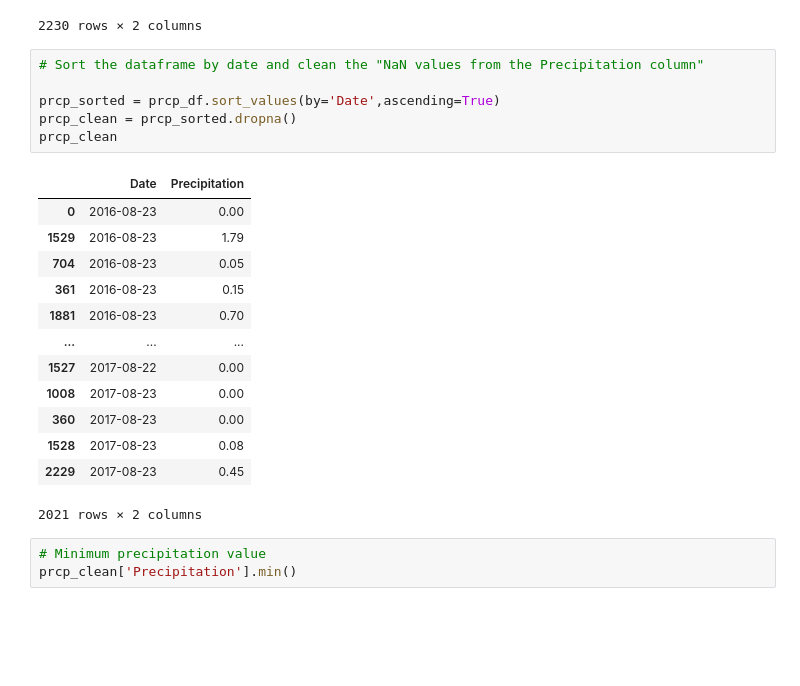
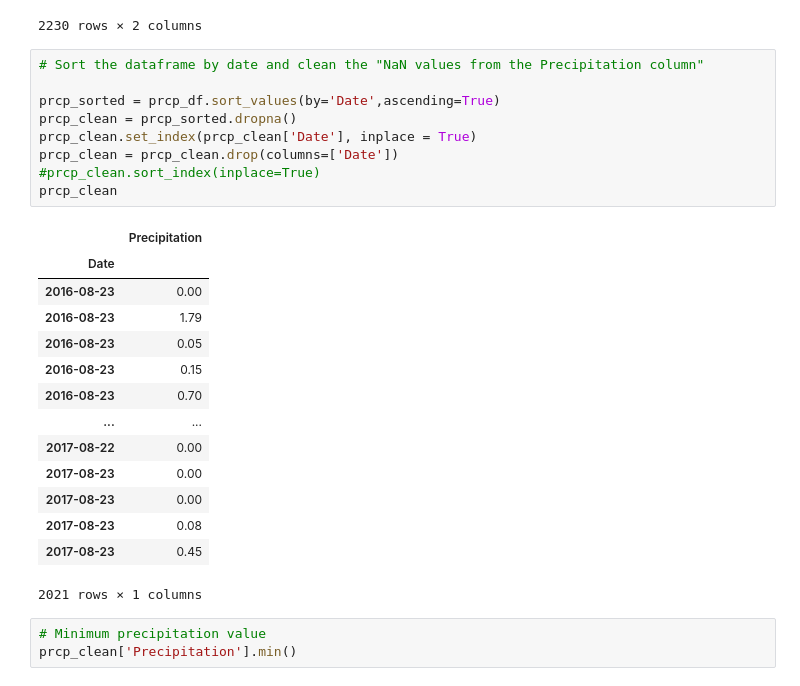
Before and after one commit to adhithirag/sqlalchemy-challenge, a Jupyter notebook: SurfsUp/climate_data.ipynb, the cells around one changed output. Cells and saved outputs as stored; diff of their text form; blank space fills up the shorter version.

```diff
--- a/SurfsUp/climate_data.ipynb
+++ b/SurfsUp/climate_data.ipynb
@@ -164,23 +164,27 @@ prcp_df
 # %%
 # Sort the dataframe by date and clean the "NaN values from the Precipitation column"
 
 prcp_sorted = prcp_df.sort_values(by='Date',ascending=True)
 prcp_clean = prcp_sorted.dropna()
+prcp_clean.set_index(prcp_clean['Date'], inplace = True)
+prcp_clean = prcp_clean.drop(columns=['Date'])
+#prcp_clean.sort_index(inplace=True)
 prcp_clean
 # %% [output]
-|  | Date | Precipitation |
-| 0 | 2016-08-23 | 0.00 |
-| 1529 | 2016-08-23 | 1.79 |
-| 704 | 2016-08-23 | 0.05 |
-| 361 | 2016-08-23 | 0.15 |
-| 1881 | 2016-08-23 | 0.70 |
-| ... | ... | ... |
-| 1527 | 2017-08-22 | 0.00 |
-| 1008 | 2017-08-23 | 0.00 |
-| 360 | 2017-08-23 | 0.00 |
-| 1528 | 2017-08-23 | 0.08 |
-| 2229 | 2017-08-23 | 0.45 |
+|  | Precipitation |
+| Date |  |
+| 2016-08-23 | 0.00 |
+| 2016-08-23 | 1.79 |
+| 2016-08-23 | 0.05 |
+| 2016-08-23 | 0.15 |
+| 2016-08-23 | 0.70 |
+| ... | ... |
+| 2017-08-22 | 0.00 |
+| 2017-08-23 | 0.00 |
+| 2017-08-23 | 0.00 |
+| 2017-08-23 | 0.08 |
+| 2017-08-23 | 0.45 |
-2021 rows × 2 columns
+2021 rows × 1 columns
 # %%
 # Minimum precipitation value
 prcp_clean['Precipitation'].min()
```
Also changed, not shown: parts of 3 cells of this notebook, 2 other files.
